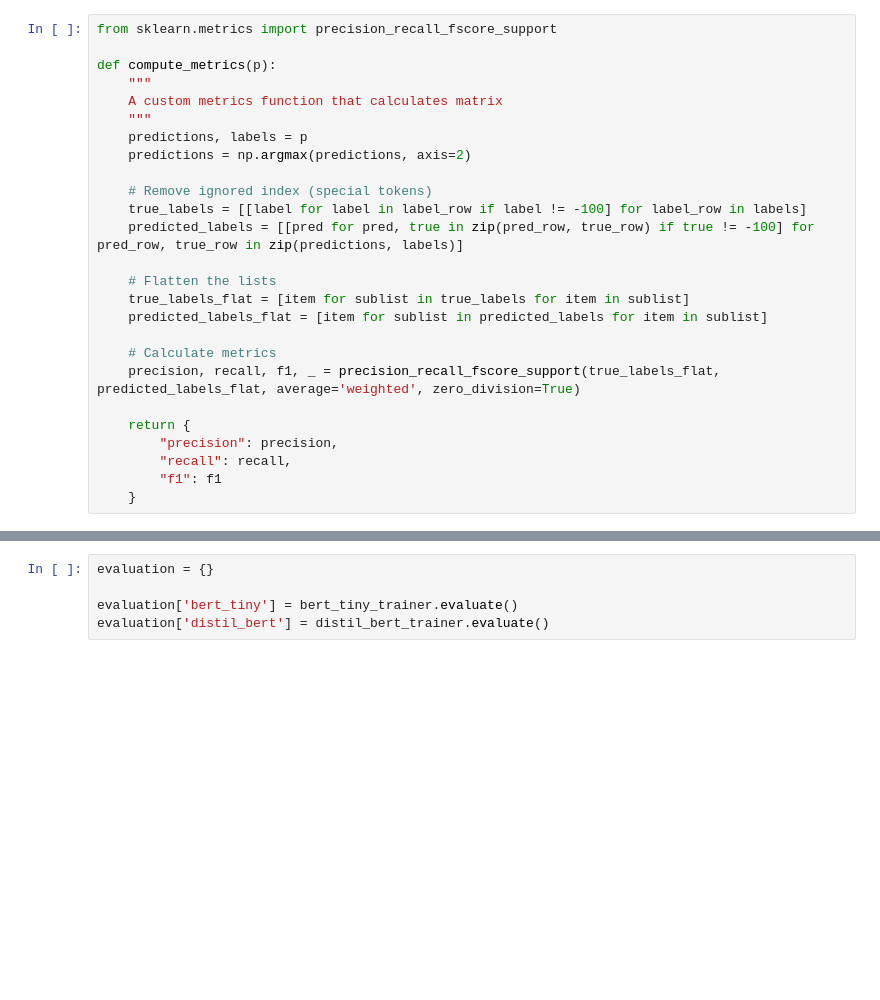
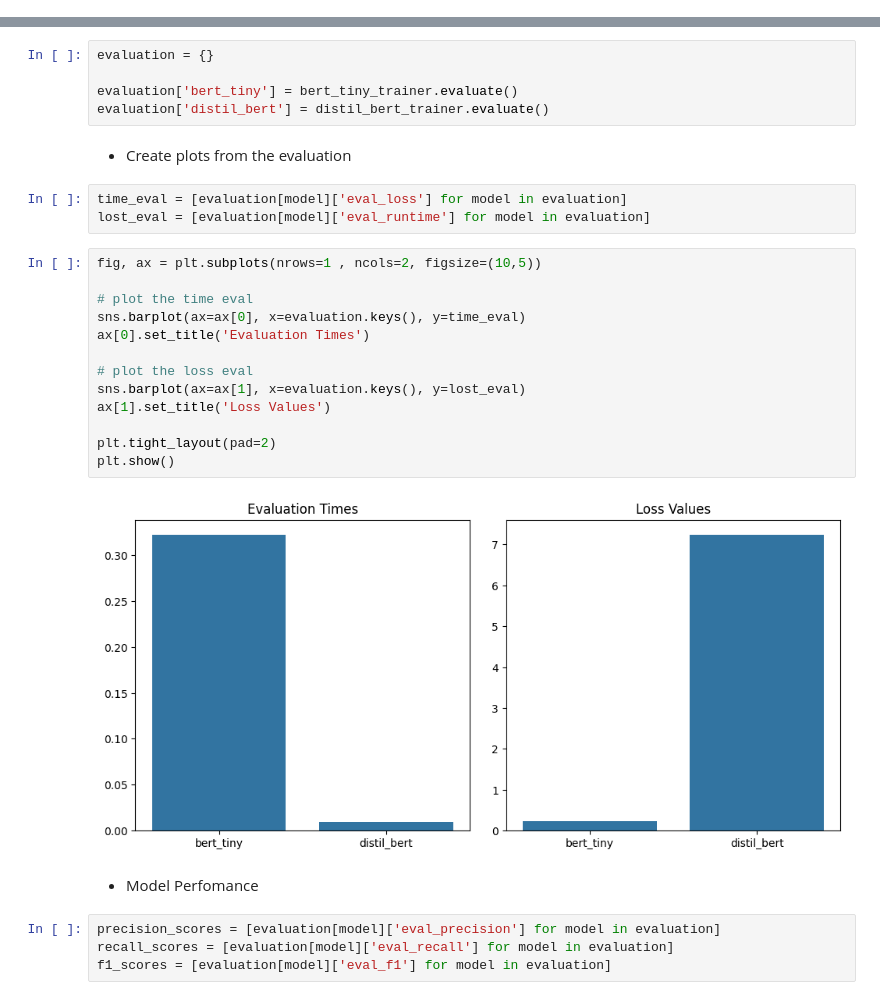
Before and after one commit to WildCayote/EthioMart_E-Commerce_NER, a Jupyter notebook: notebooks/fine_tune_models.ipynb, the cells around one changed output, grey strips where cells are left out. Cells and saved outputs as stored; diff of their text form; blank space fills up the shorter version.

Commit message:
Feat: Finished evaluation

```diff
--- a/notebooks/fine_tune_models.ipynb
+++ b/notebooks/fine_tune_models.ipynb
@@ -148,29 +142,3 @@ Some weights of DistilBertForTokenClassification were not initialized from the m
 You should probably TRAIN this model on a down-stream task to be able to use it for predictions and inference.
 # %% [markdown]
 - Define an evaluation function
-# %%
-from sklearn.metrics import precision_recall_fscore_support
-
-def compute_metrics(p):
-    """
-    A custom metrics function that calculates matrix
-    """
-    predictions, labels = p
-    predictions = np.argmax(predictions, axis=2)
-
-    # Remove ignored index (special tokens)
-    true_labels = [[label for label in label_row if label != -100] for label_row in labels]
-    predicted_labels = [[pred for pred, true in zip(pred_row, true_row) if true != -100] for pred_row, true_row in zip(predictions, labels)]
-
-    # Flatten the lists
-    true_labels_flat = [item for sublist in true_labels for item in sublist]
-    predicted_labels_flat = [item for sublist in predicted_labels for item in sublist]
-
-    # Calculate metrics
-    precision, recall, f1, _ = precision_recall_fscore_support(true_labels_flat, predicted_labels_flat, average='weighted', zero_division=True)
-
-    return {
-        "precision": precision,
-        "recall": recall,
-        "f1": f1
-    }
@@ -239,3 +208,29 @@ evaluation = {}
 
 evaluation['bert_tiny'] = bert_tiny_trainer.evaluate()
 evaluation['distil_bert'] = distil_bert_trainer.evaluate()
+# %% [markdown]
+- Create plots from the evaluation
+# %%
+time_eval = [evaluation[model]['eval_loss'] for model in evaluation]
+lost_eval = [evaluation[model]['eval_runtime'] for model in evaluation]
+# %%
+fig, ax = plt.subplots(nrows=1 , ncols=2, figsize=(10,5))
+
+# plot the time eval
+sns.barplot(ax=ax[0], x=evaluation.keys(), y=time_eval)
+ax[0].set_title('Evaluation Times')
+
+# plot the loss eval
+sns.barplot(ax=ax[1], x=evaluation.keys(), y=lost_eval)
+ax[1].set_title('Loss Values')
+
+plt.tight_layout(pad=2)
+plt.show()
+# %% [output]
+[figure, added]
+# %% [markdown]
+- Model Perfomance
+# %%
+precision_scores = [evaluation[model]['eval_precision'] for model in evaluation]
+recall_scores = [evaluation[model]['eval_recall'] for model in evaluation]
+f1_scores = [evaluation[model]['eval_f1'] for model in evaluation]
```
Also changed, not shown: parts of 4 cells of this notebook.
